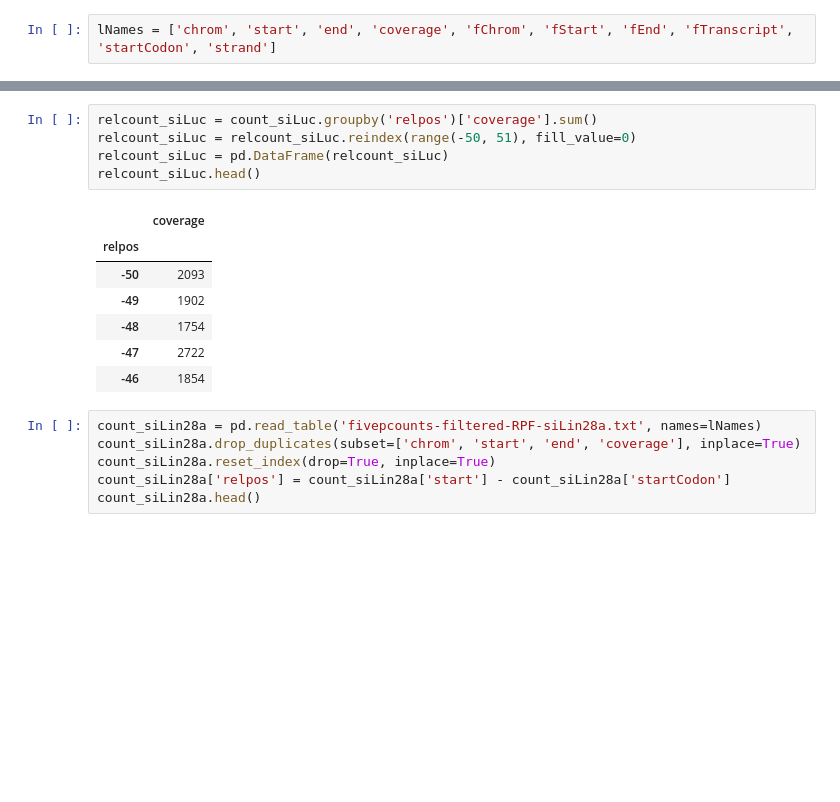
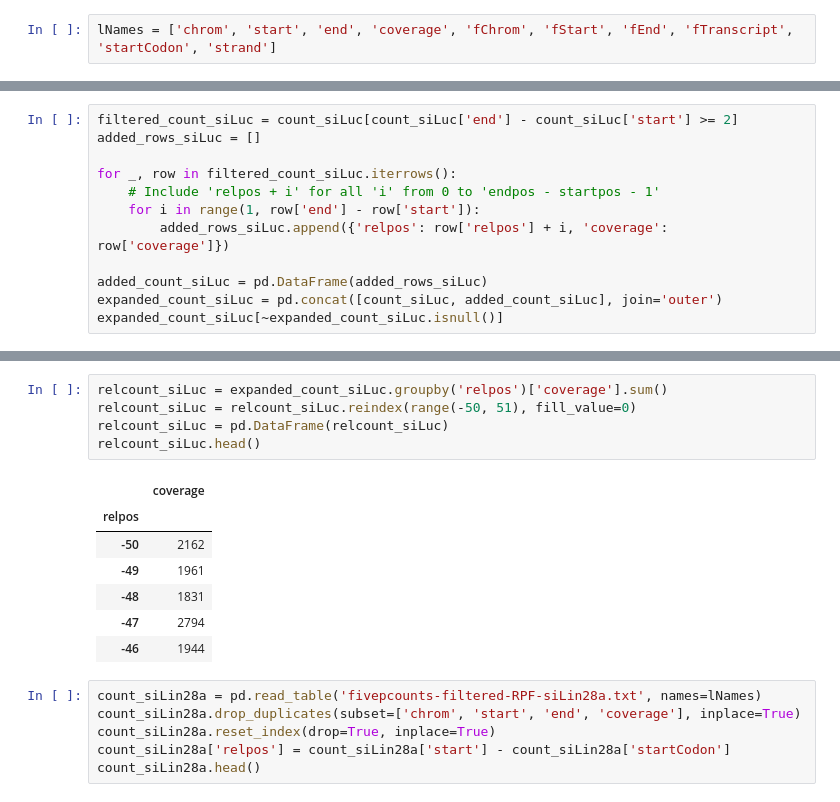
Before and after one commit to krchoihm/bioinfo1-project, a Jupyter notebook: CoLab_TermProj_2024_2.ipynb, the cells around one changed output, grey strips where cells are left out. Cells and saved outputs as stored; diff of their text form; blank space fills up the shorter version.

```diff
--- a/CoLab_TermProj_2024_2.ipynb
+++ b/CoLab_TermProj_2024_2.ipynb
@@ -291,0 +299,12 @@ count_siLuc.head()
+# %%
+filtered_count_siLuc = count_siLuc[count_siLuc['end'] - count_siLuc['start'] >= 2]
+added_rows_siLuc = []
+
+for _, row in filtered_count_siLuc.iterrows():
+    # Include 'relpos + i' for all 'i' from 0 to 'endpos - startpos - 1'
+    for i in range(1, row['end'] - row['start']):
+        added_rows_siLuc.append({'relpos': row['relpos'] + i, 'coverage': row['coverage']})
+
+added_count_siLuc = pd.DataFrame(added_rows_siLuc)
+expanded_count_siLuc = pd.concat([count_siLuc, added_count_siLuc], join='outer')
+expanded_count_siLuc[~expanded_count_siLuc.isnull()]
@@ -292,16 +325,16 @@ count_siLuc.head()
 # %%
-relcount_siLuc = count_siLuc.groupby('relpos')['coverage'].sum()
+relcount_siLuc = expanded_count_siLuc.groupby('relpos')['coverage'].sum()
 relcount_siLuc = relcount_siLuc.reindex(range(-50, 51), fill_value=0)
 relcount_siLuc = pd.DataFrame(relcount_siLuc)
 relcount_siLuc.head()
 # %% [output]
 |  | coverage |
 | relpos |  |
-| -50 | 2093 |
-| -49 | 1902 |
-| -48 | 1754 |
-| -47 | 2722 |
-| -46 | 1854 |
+| -50 | 2162 |
+| -49 | 1961 |
+| -48 | 1831 |
+| -47 | 2794 |
+| -46 | 1944 |
 # %%
 count_siLin28a = pd.read_table('fivepcounts-filtered-RPF-siLin28a.txt', names=lNames)
 count_siLin28a.drop_duplicates(subset=['chrom', 'start', 'end', 'coverage'], inplace=True)
```
Also changed, not shown: parts of 3 cells of this notebook.
